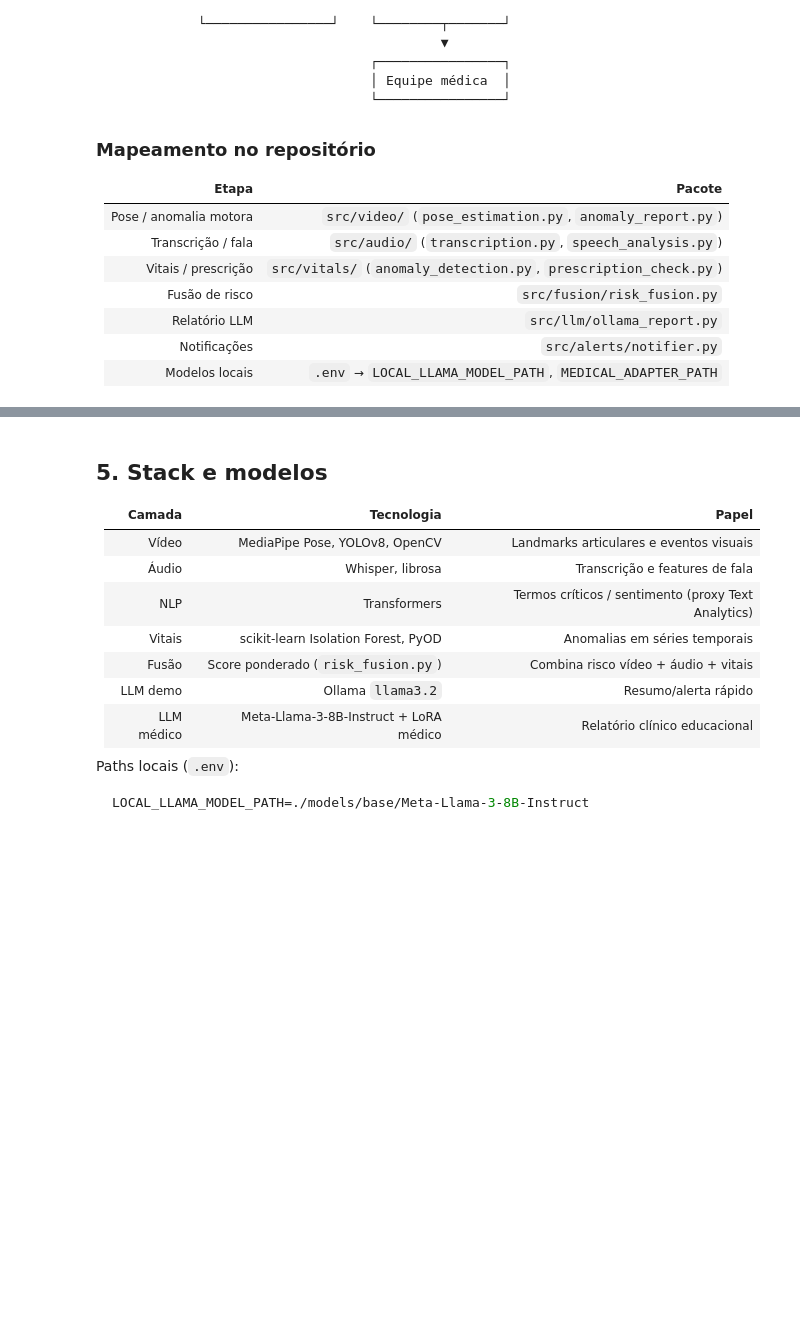
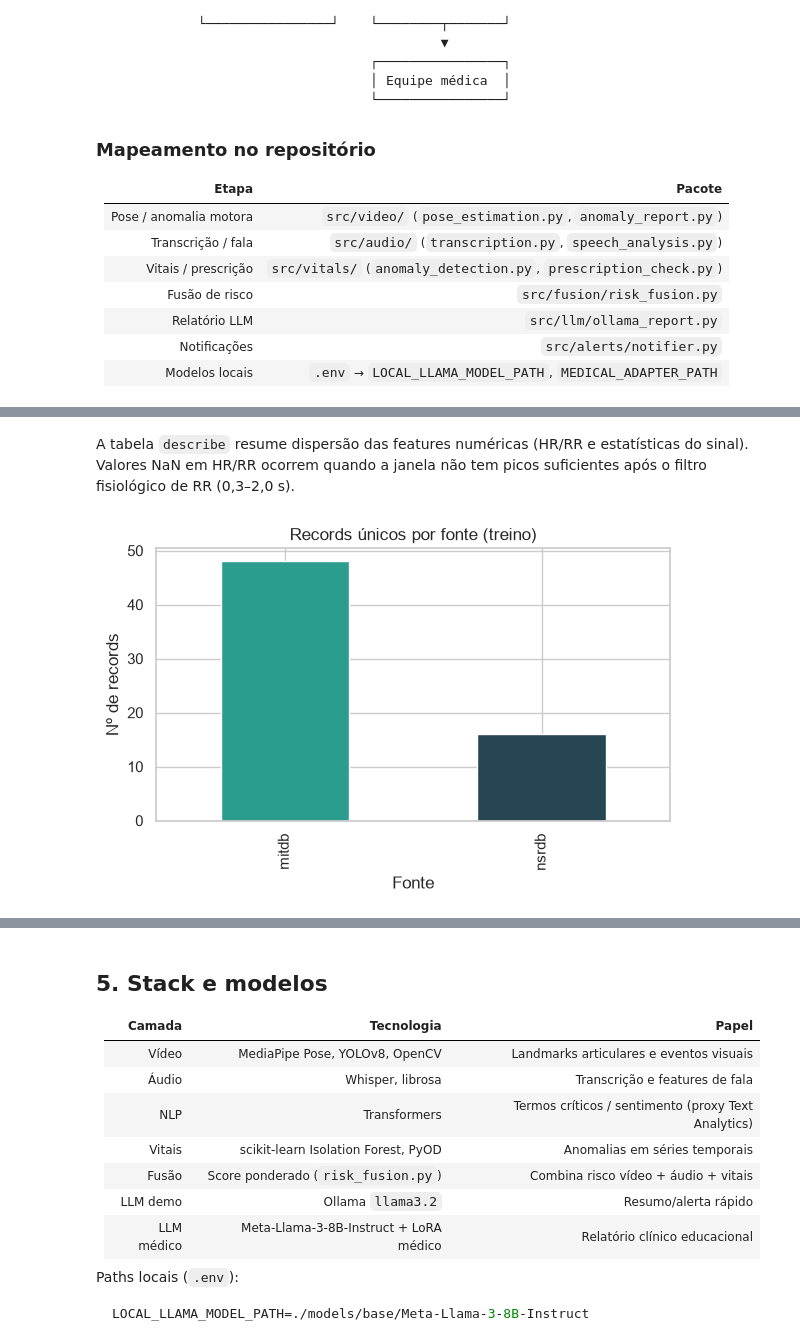
Before and after one commit to StefanieFranco/TechChallenge-Multimodais, a Jupyter notebook: notebooks/Relatorio.ipynb, the cells around one changed output, grey strips where cells are left out. Saved outputs shown, nothing was run; the diff lists cells and outputs as text; code cells hidden in the pictures; blank space fills up the shorter version.

```diff
--- a/notebooks/Relatorio.ipynb
+++ b/notebooks/Relatorio.ipynb
@@ -124,0 +227,17 @@ Dados brutos → `data/raw/` · processados → `data/processed/`.
+# %%
+from src.vitals.ecg_preprocess import build_unified_training_frame, save_unified_training
+
+df_train, meta = build_unified_training_frame(
+    raw_root=RAW,
+    window_sec=10.0,
+    max_windows_per_record=20,
+    max_samples_per_record=650_000,
+)
+parquet_path, meta_path = save_unified_training(df_train, meta, processed_dir=PROC)
+
+print("Salvo:", parquet_path)
+print("Meta :", meta_path)
+print("Linhas:", len(df_train))
+display(df_train.head())
+display(pd.Series(meta.get("label_counts", {}), name="label_counts"))
+display(pd.Series(meta.get("source_counts", {}), name="source_counts"))
@@ -124,0 +268,8 @@ Dados brutos → `data/raw/` · processados → `data/processed/`.
+# %%
+import matplotlib.pyplot as plt
+import seaborn as sns
+
+sns.set_theme(style="whitegrid", context="notebook")
+df = df_train.copy()
+print(df.shape)
+df.describe(include="all").T.head(20)
@@ -124,0 +292,12 @@ Dados brutos → `data/raw/` · processados → `data/processed/`.
+# %% [markdown]
+A tabela `describe` resume dispersão das features numéricas (HR/RR e estatísticas do sinal). Valores NaN em HR/RR ocorrem quando a janela não tem picos suficientes após o filtro fisiológico de RR (0,3–2,0 s).
+# %%
+fig, ax = plt.subplots(figsize=(6, 4))
+df.groupby("source")["record_id"].nunique().plot(kind="bar", color=["#2a9d8f", "#264653"], ax=ax)
+ax.set_title("Records únicos por fonte (treino)")
+ax.set_xlabel("Fonte")
+ax.set_ylabel("Nº de records")
+plt.tight_layout()
+plt.show()
+# %% [output]
+[figure, added]
```
Also changed, not shown: parts of 53 cells of this notebook, 22 other files.
